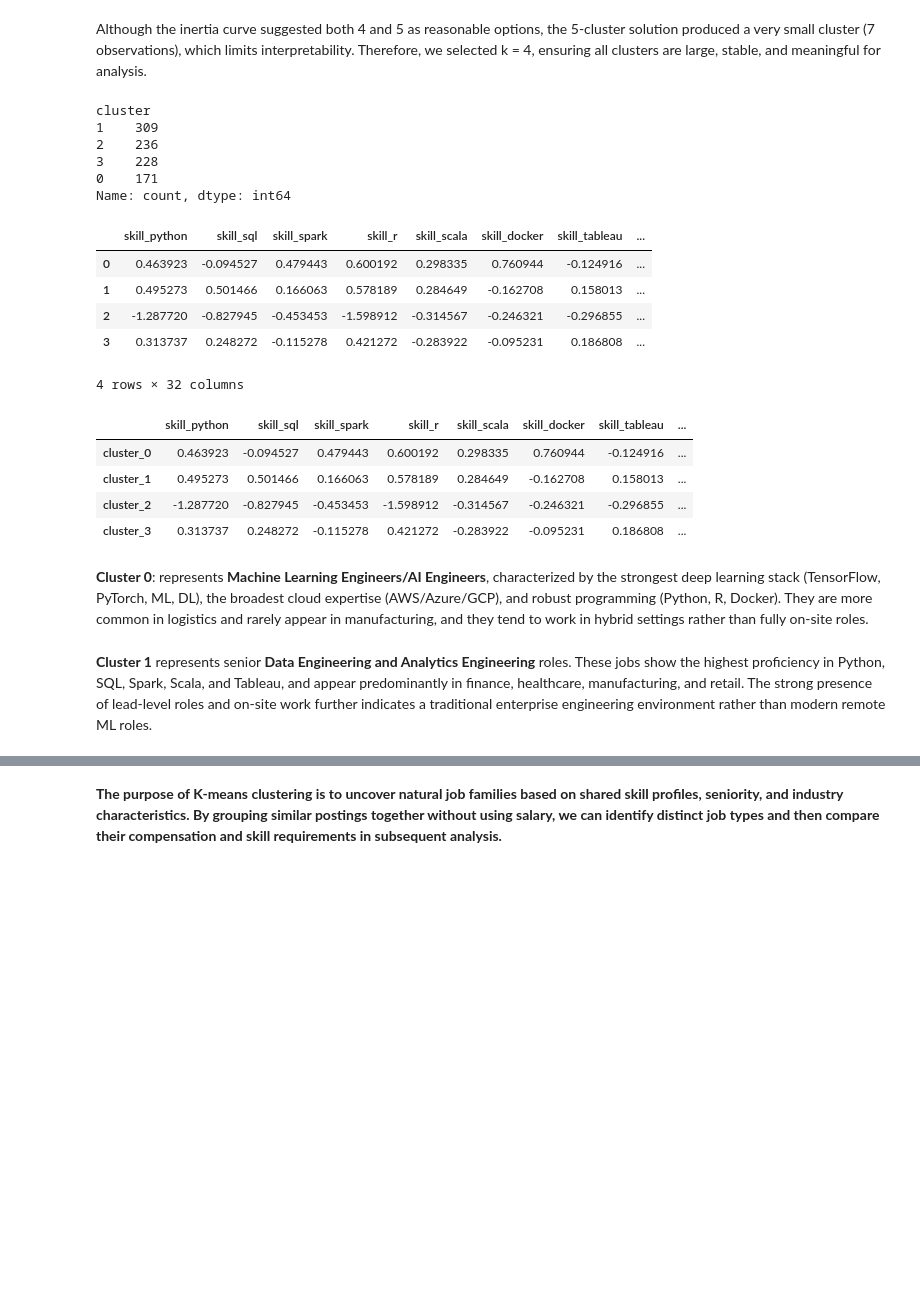
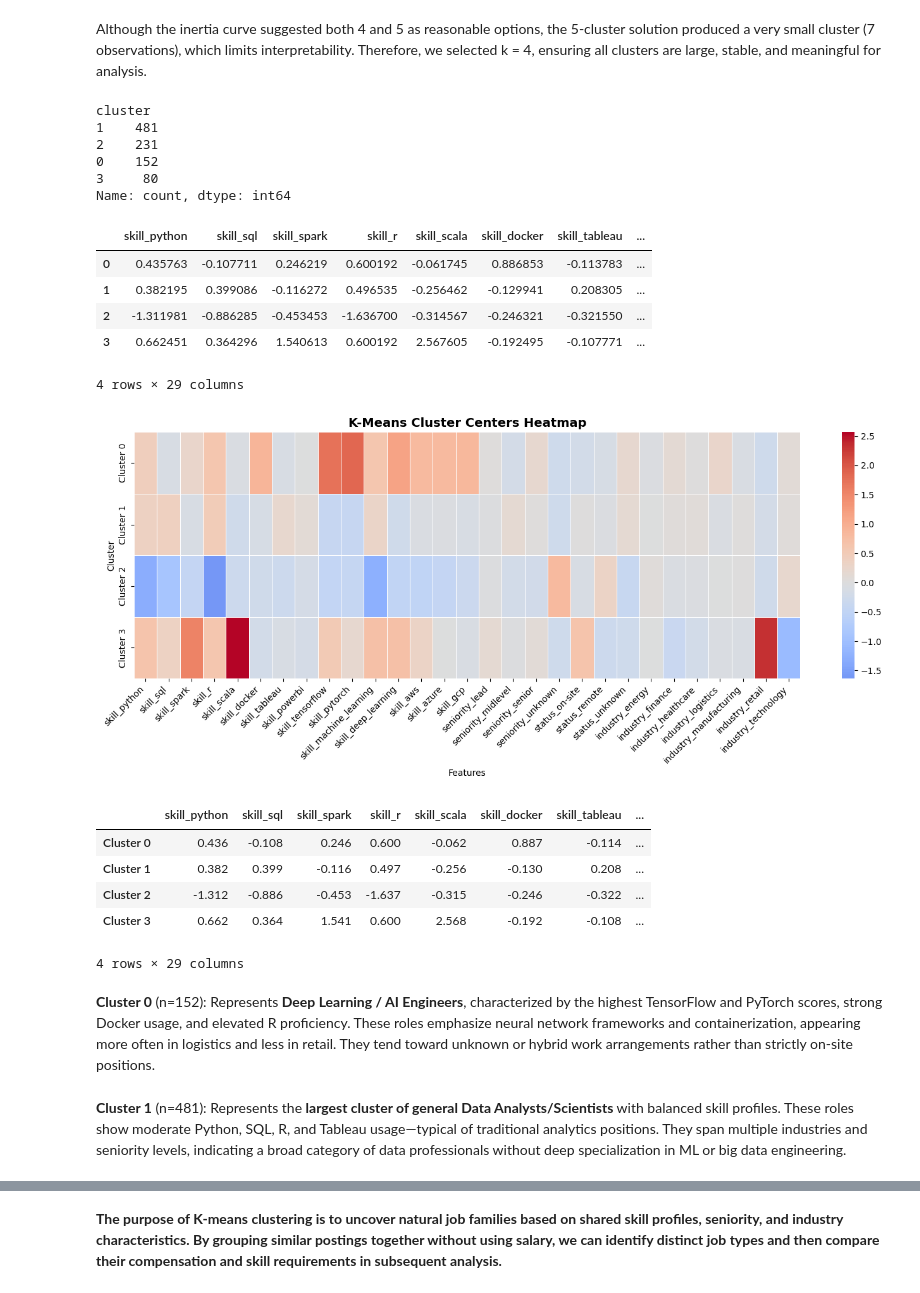
Before and after one commit to mishalaboobackar/ad688-employability-sp25A1-group6, a Jupyter notebook: ml_methods.ipynb, the cells around one changed output, grey strips where cells are left out. Saved outputs shown, nothing was run; the diff lists cells and outputs as text; code cells hidden in the pictures; blank space fills up the shorter version.

```diff
--- a/ml_methods.ipynb
+++ b/ml_methods.ipynb
@@ -221,8 +168,8 @@ df["seniority_level"] = df["seniority_level"].fillna("unknown")
 # Ensure lowercase
 df["seniority_level"] = df["seniority_level"].str.lower()
 
-# One-hot encode
-seniority_dummies = pd.get_dummies(df["seniority_level"], prefix="seniority")
+# One-hot encode (drop_first=True to avoid multicollinearity)
+seniority_dummies = pd.get_dummies(df["seniority_level"], prefix="seniority", drop_first=True)
 
 # Add to dataframe
 df = pd.concat([df, seniority_dummies], axis=1)
@@ -249,9 +189,9 @@ Name: count, dtype: int64
 # %%
-
 # Replace missing with "unknown"
 df["status"] = df["status"].fillna("unknown").str.lower()
 
-status_dummies = pd.get_dummies(df["status"], prefix="status")
+# One-hot encode (drop_first=True to avoid multicollinearity)
+status_dummies = pd.get_dummies(df["status"], prefix="status", drop_first=True)
 
 df = pd.concat([df, status_dummies], axis=1)
 
@@ -278,7 +212,8 @@ dtype: int64
 
 df["industry"] = df["industry"].str.lower()
 
-industry_dummies = pd.get_dummies(df["industry"], prefix="industry")
+# One-hot encode (drop_first=True to avoid multicollinearity)
+industry_dummies = pd.get_dummies(df["industry"], prefix="industry", drop_first=True)
 
 df = pd.concat([df, industry_dummies], axis=1)
 
@@ -372,8 +296,0 @@ We selected k = 5 because the reduction in inertia begins to slow after five clu
-# %%
-#Fit K-means with chosen k
-
-k = 5
-kmeans = KMeans(n_clusters=k, random_state=42)
-df["cluster"] = kmeans.fit_predict(X_scaled)
-
-df["cluster"].value_counts()
@@ -388,7 +297,6 @@ Name: count, dtype: int64
 # %% [markdown]
 Although the inertia curve suggested both 4 and 5 as reasonable options, the 5-cluster solution produced a very small cluster (7 observations), which limits interpretability. Therefore, we selected k = 4, ensuring all clusters are large, stable, and meaningful for analysis.
 # %%
-#Fit K-means with  chosen k=4
 
 k = 4
 
@@ -398,44 +306,58 @@ df["cluster"] = kmeans.fit_predict(X_scaled)
 df["cluster"].value_counts()
 # %% [output]
 cluster
-1    309
-2    236
-3    228
-0    171
+1    481
+2    231
+0    152
+3     80
 Name: count, dtype: int64
 # %%
-#Inspect Cluster Centers (Interpretation)
+# Inspect Cluster Centers (Interpretation)
 cluster_centers = pd.DataFrame(
     kmeans.cluster_centers_,
-    columns=X.columns
+    columns=feature_cols
 )
 cluster_centers
 # %% [output]
 |  | skill_python | skill_sql | skill_spark | skill_r | skill_scala | skill_docker | skill_tableau | ... |
-| 0 | 0.463923 | -0.094527 | 0.479443 | 0.600192 | 0.298335 | 0.760944 | -0.124916 | ... |
-| 1 | 0.495273 | 0.501466 | 0.166063 | 0.578189 | 0.284649 | -0.162708 | 0.158013 | ... |
-| 2 | -1.287720 | -0.827945 | -0.453453 | -1.598912 | -0.314567 | -0.246321 | -0.296855 | ... |
-| 3 | 0.313737 | 0.248272 | -0.115278 | 0.421272 | -0.283922 | -0.095231 | 0.186808 | ... |
+| 0 | 0.435763 | -0.107711 | 0.246219 | 0.600192 | -0.061745 | 0.886853 | -0.113783 | ... |
+| 1 | 0.382195 | 0.399086 | -0.116272 | 0.496535 | -0.256462 | -0.129941 | 0.208305 | ... |
+| 2 | -1.311981 | -0.886285 | -0.453453 | -1.636700 | -0.314567 | -0.246321 | -0.321550 | ... |
+| 3 | 0.662451 | 0.364296 | 1.540613 | 0.600192 | 2.567605 | -0.192495 | -0.107771 | ... |
-4 rows × 32 columns
+4 rows × 29 columns
 # %%
-#lets make a table
+# Display cluster centers as a heatmap
+import matplotlib.pyplot as plt
+import seaborn as sns
+
 cluster_centers = pd.DataFrame(
     kmeans.cluster_centers_,
-    columns=X.columns,
-    index=[f"cluster_{i}" for i in range(k)]
+    columns=feature_cols,
+    index=[f"Cluster {i}" for i in range(k)]
 )
 
-cluster_centers.style.background_gradient(
-    cmap="coolwarm"  # red = high, blue = low
-)
+# Create heatmap
+plt.figure(figsize=(14, 6))
+sns.heatmap(cluster_centers, annot=False, cmap="coolwarm", center=0, linewidths=0.5)
+plt.title("K-Means Cluster Centers Heatmap", fontsize=14, fontweight='bold')
+plt.xlabel("Features")
+plt.ylabel("Cluster")
+plt.xticks(rotation=45, ha='right')
+plt.tight_layout()
+plt.show()
+
+# Also display the dataframe
+display(cluster_centers.round(3))
 # %% [output]
+[figure, added]
 |  | skill_python | skill_sql | skill_spark | skill_r | skill_scala | skill_docker | skill_tableau | ... |
-| cluster_0 | 0.463923 | -0.094527 | 0.479443 | 0.600192 | 0.298335 | 0.760944 | -0.124916 | ... |
-| cluster_1 | 0.495273 | 0.501466 | 0.166063 | 0.578189 | 0.284649 | -0.162708 | 0.158013 | ... |
-| cluster_2 | -1.287720 | -0.827945 | -0.453453 | -1.598912 | -0.314567 | -0.246321 | -0.296855 | ... |
-| cluster_3 | 0.313737 | 0.248272 | -0.115278 | 0.421272 | -0.283922 | -0.095231 | 0.186808 | ... |
+| Cluster 0 | 0.436 | -0.108 | 0.246 | 0.600 | -0.062 | 0.887 | -0.114 | ... |
+| Cluster 1 | 0.382 | 0.399 | -0.116 | 0.497 | -0.256 | -0.130 | 0.208 | ... |
+| Cluster 2 | -1.312 | -0.886 | -0.453 | -1.637 | -0.315 | -0.246 | -0.322 | ... |
+| Cluster 3 | 0.662 | 0.364 | 1.541 | 0.600 | 2.568 | -0.192 | -0.108 | ... |
+4 rows × 29 columns
 # %% [markdown]
-**Cluster 0**: represents **Machine Learning Engineers/AI Engineers**, characterized by the strongest deep learning stack (TensorFlow, PyTorch, ML, DL), the broadest cloud expertise (AWS/Azure/GCP), and robust programming (Python, R, Docker). They are more common in logistics and rarely appear in manufacturing, and they tend to work in hybrid settings rather than fully on-site roles.
+**Cluster 0** (n=152): Represents **Deep Learning / AI Engineers**, characterized by the highest TensorFlow and PyTorch scores, strong Docker usage, and elevated R proficiency. These roles emphasize neural network frameworks and containerization, appearing more often in logistics and less in retail. They tend toward unknown or hybrid work arrangements rather than strictly on-site positions.
 # %% [markdown]
-**Cluster 1** represents senior **Data Engineering and Analytics Engineering** roles. These jobs show the highest proficiency in Python, SQL, Spark, Scala, and Tableau, and appear predominantly in finance, healthcare, manufacturing, and retail. The strong presence of lead-level roles and on-site work further indicates a traditional enterprise engineering environment rather than modern remote ML roles.
+**Cluster 1** (n=481): Represents the **largest cluster of general Data Analysts/Scientists** with balanced skill profiles. These roles show moderate Python, SQL, R, and Tableau usage—typical of traditional analytics positions. They span multiple industries and seniority levels, indicating a broad category of data professionals without deep specialization in ML or big data engineering.
 # %% [markdown]
```
Also changed, not shown: parts of 35 cells of this notebook, 3 other files.
